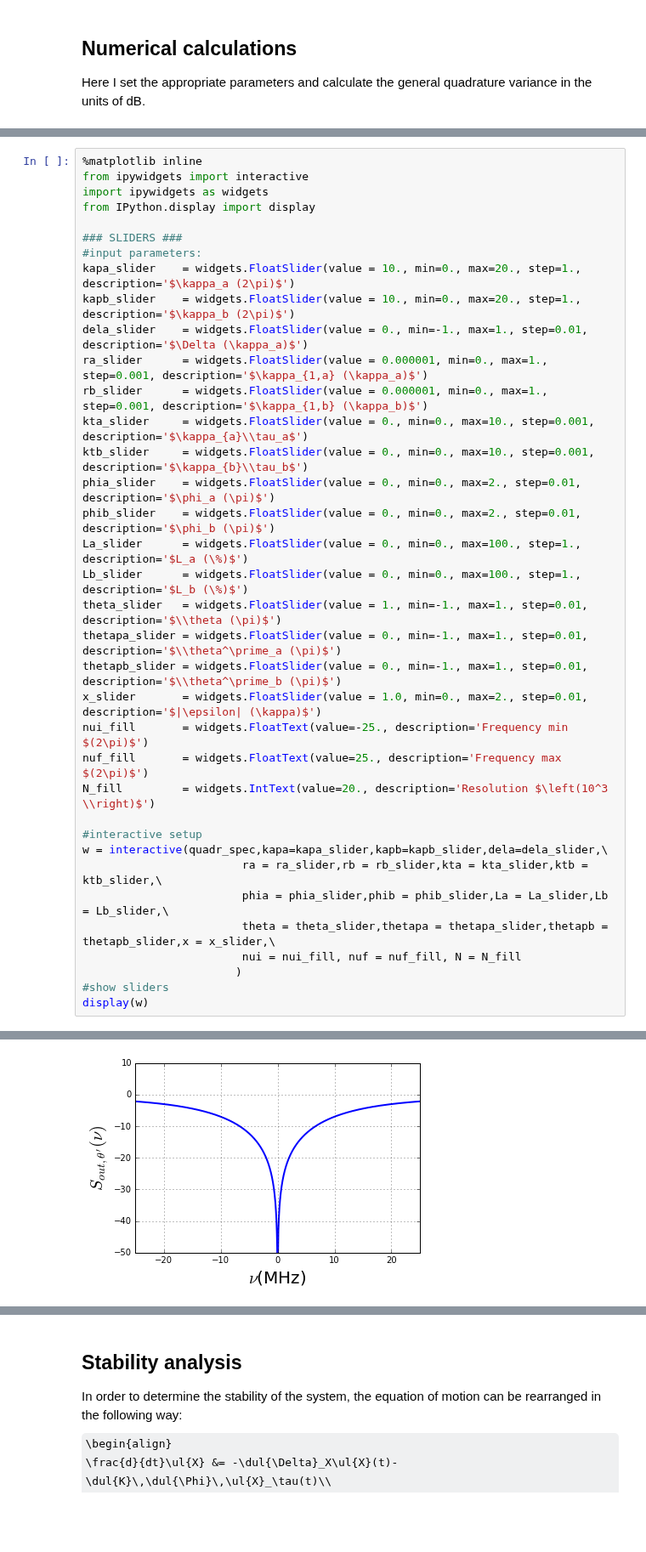
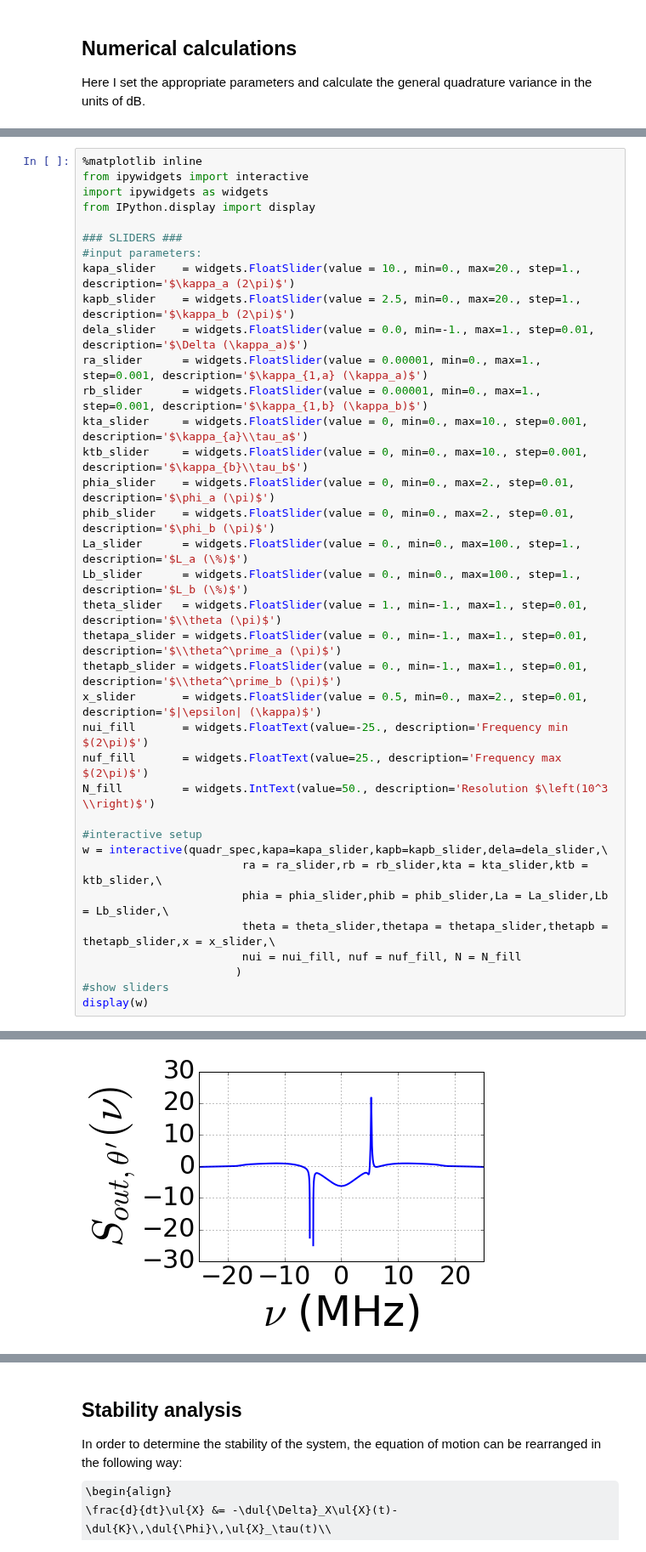
Before and after one commit to nemetniki/General-linear-model, a Jupyter notebook: NDPA.ipynb, the cells around one changed output, grey strips where cells are left out. Shown at 85% size. Saved outputs shown, nothing was run; the diff lists cells and outputs as text; some formulas as TeX source; blank space fills up the shorter version.

```diff
--- a/NDPA.ipynb
+++ b/NDPA.ipynb
@@ -337,23 +342,23 @@ from IPython.display import display
 ### SLIDERS ###
 #input parameters:
 kapa_slider    = widgets.FloatSlider(value = 10., min=0., max=20., step=1., description='$\kappa_a (2\pi)$')
-kapb_slider    = widgets.FloatSlider(value = 10., min=0., max=20., step=1., description='$\kappa_b (2\pi)$')
-dela_slider    = widgets.FloatSlider(value = 0., min=-1., max=1., step=0.01, description='$\Delta (\kappa_a)$')
-ra_slider      = widgets.FloatSlider(value = 0.000001, min=0., max=1., step=0.001, description='$\kappa_{1,a} (\kappa_a)$')
-rb_slider      = widgets.FloatSlider(value = 0.000001, min=0., max=1., step=0.001, description='$\kappa_{1,b} (\kappa_b)$')
-kta_slider     = widgets.FloatSlider(value = 0., min=0., max=10., step=0.001, description='$\kappa_{a}\\tau_a$')
-ktb_slider     = widgets.FloatSlider(value = 0., min=0., max=10., step=0.001, description='$\kappa_{b}\\tau_b$')
-phia_slider    = widgets.FloatSlider(value = 0., min=0., max=2., step=0.01, description='$\phi_a (\pi)$')
-phib_slider    = widgets.FloatSlider(value = 0., min=0., max=2., step=0.01, description='$\phi_b (\pi)$')
+kapb_slider    = widgets.FloatSlider(value = 2.5, min=0., max=20., step=1., description='$\kappa_b (2\pi)$')
+dela_slider    = widgets.FloatSlider(value = 0.0, min=-1., max=1., step=0.01, description='$\Delta (\kappa_a)$')
+ra_slider      = widgets.FloatSlider(value = 0.00001, min=0., max=1., step=0.001, description='$\kappa_{1,a} (\kappa_a)$')
+rb_slider      = widgets.FloatSlider(value = 0.00001, min=0., max=1., step=0.001, description='$\kappa_{1,b} (\kappa_b)$')
+kta_slider     = widgets.FloatSlider(value = 0, min=0., max=10., step=0.001, description='$\kappa_{a}\\tau_a$')
+ktb_slider     = widgets.FloatSlider(value = 0, min=0., max=10., step=0.001, description='$\kappa_{b}\\tau_b$')
+phia_slider    = widgets.FloatSlider(value = 0, min=0., max=2., step=0.01, description='$\phi_a (\pi)$')
+phib_slider    = widgets.FloatSlider(value = 0, min=0., max=2., step=0.01, description='$\phi_b (\pi)$')
 La_slider      = widgets.FloatSlider(value = 0., min=0., max=100., step=1., description='$L_a (\%)$')
 Lb_slider      = widgets.FloatSlider(value = 0., min=0., max=100., step=1., description='$L_b (\%)$')
 theta_slider   = widgets.FloatSlider(value = 1., min=-1., max=1., step=0.01, description='$\\theta (\pi)$')
 thetapa_slider = widgets.FloatSlider(value = 0., min=-1., max=1., step=0.01, description='$\\theta^\prime_a (\pi)$')
 thetapb_slider = widgets.FloatSlider(value = 0., min=-1., max=1., step=0.01, description='$\\theta^\prime_b (\pi)$')
-x_slider       = widgets.FloatSlider(value = 1.0, min=0., max=2., step=0.01, description='$|\epsilon| (\kappa)$')
+x_slider       = widgets.FloatSlider(value = 0.5, min=0., max=2., step=0.01, description='$|\epsilon| (\kappa)$')
 nui_fill       = widgets.FloatText(value=-25., description='Frequency min $(2\pi)$')
 nuf_fill       = widgets.FloatText(value=25., description='Frequency max $(2\pi)$')
-N_fill         = widgets.IntText(value=20., description='Resolution $\left(10^3 \\right)$')
+N_fill         = widgets.IntText(value=50., description='Resolution $\left(10^3 \\right)$')
 
 #interactive setup
 w = interactive(quadr_spec,kapa=kapa_slider,kapb=kapb_slider,dela=dela_slider,\
@@ -368 +374 @@ display(w)
-[figure, old version]
+[figure, new version]
```
Also changed, not shown: parts of 5 cells of this notebook, 1 other file.
